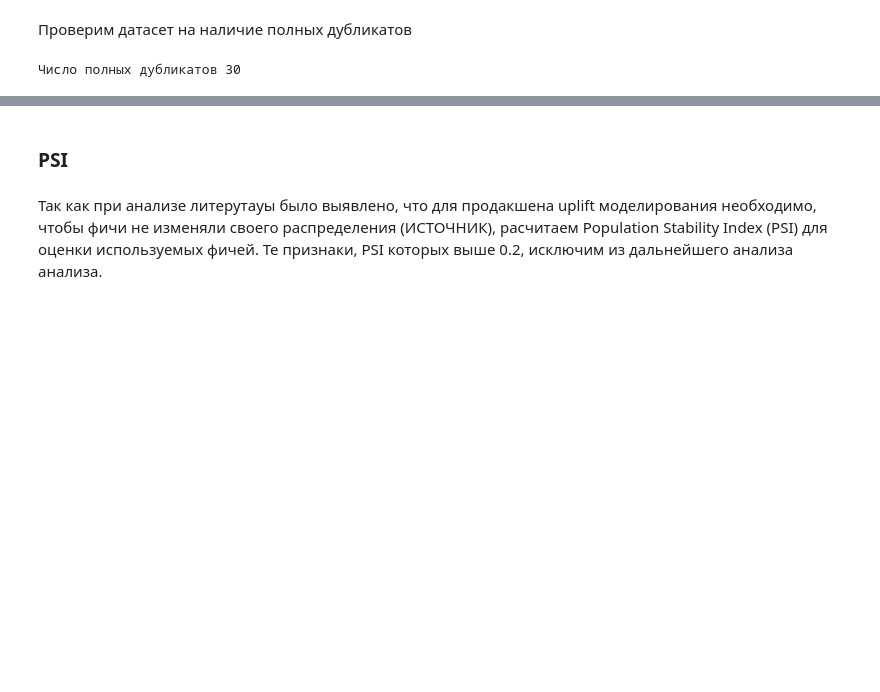
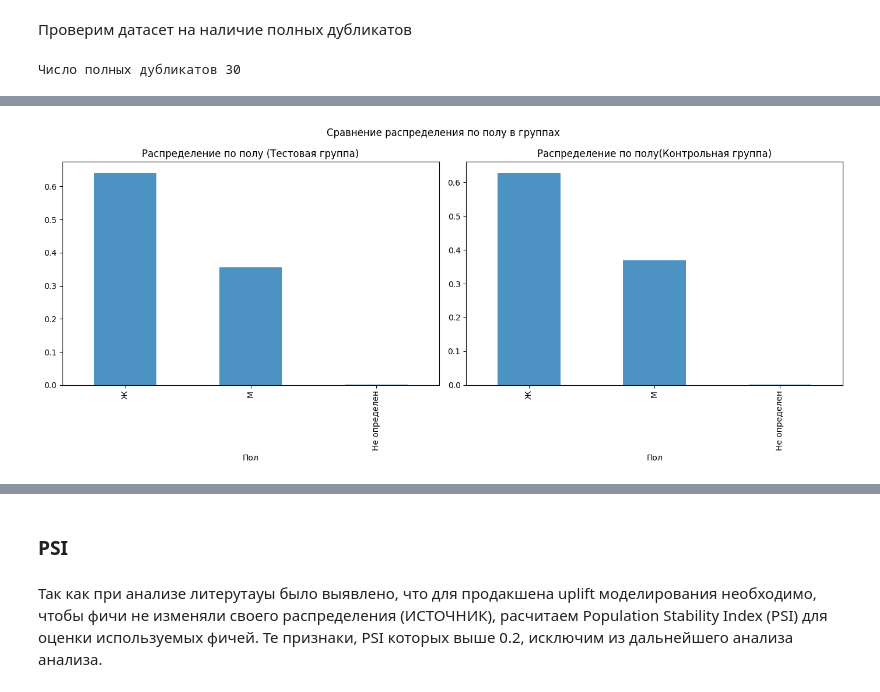
Before and after one commit to kseniakolpakov/uplift_fs, a Jupyter notebook: EDA/EDA.ipynb, the cells around one changed output, grey strips where cells are left out. Saved outputs shown, nothing was run; the diff lists cells and outputs as text; code cells hidden in the pictures; blank space fills up the shorter version.

```diff
--- a/EDA/EDA.ipynb
+++ b/EDA/EDA.ipynb
@@ -115,0 +132,4 @@ plt.show()
+# %%
+temp = pd.concat([target, treatment], axis=1)
+treatment_group = temp[temp.group == 'test']
+control_group = temp[temp.group == 'control']
@@ -201,0 +336,19 @@ print(f'Число полных дубликатов {data.duplicated().sum()}')
+# %%
+fig, (ax1, ax2) = plt.subplots(1, 2, figsize=(14, 6))
+
+treatment_group['gender'].value_counts(normalize=True).plot(kind='bar', ax=ax1, alpha=0.8)
+control_group['gender'].value_counts(normalize=True).plot(kind='bar', ax=ax2, alpha=0.8)
+
+ax1.set_title('Распределение по полу (Тестовая группа)')
+ax1.set_xlabel('Пол')
+ax1.tick_params(axis='x')
+
+ax2.set_title('Распределение по полу(Контрольная группа)')
+ax2.set_xlabel('Пол')
+ax2.tick_params(axis='x')
+
+plt.suptitle('Сравнение распределения по полу в группах')
+plt.tight_layout()
+plt.show()
+# %% [output]
+[figure, added]
```
Also changed, not shown: parts of 45 cells of this notebook, 3 other files.
